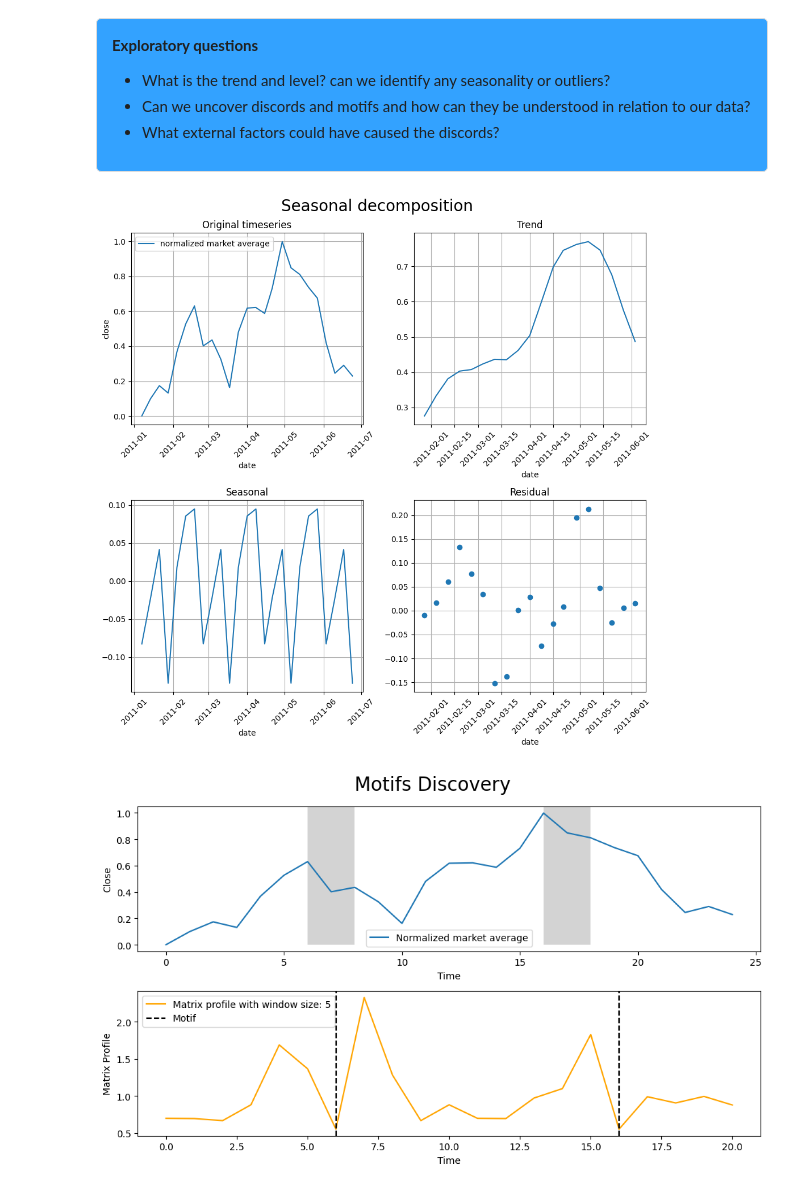
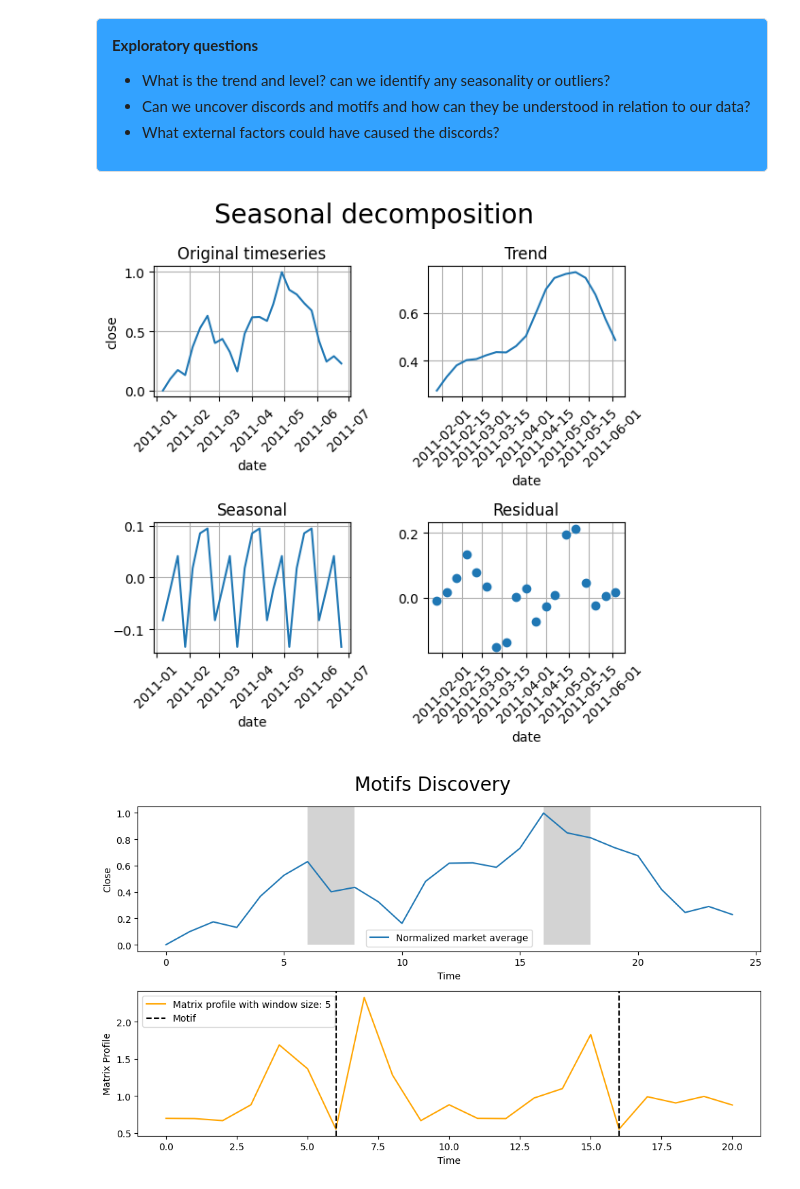
Before and after one commit to Victor-L-Almgren/Collaboration-Repo, a Jupyter notebook: Final_notebook.ipynb, the cells around one changed output. Drawn from its saved outputs; the diff is of its cells as text; code cells hidden in the pictures.

```diff
--- a/Final_notebook.ipynb
+++ b/Final_notebook.ipynb
@@ -341,37 +341,37 @@ Provide a concrete recommendation based on your findings.
 # Seasonal decomposition to reveal trend, seasonal component and residuals
 
 # Applying seasonal decompotition with statsmodels.tsa
-decomp = seasonal_decompose(close_df['close'], model='additive', period=7)     # I choose additive model here since the variance looks to be constant for this variable
+decomp = seasonal_decompose(close_df['close'], model='additive', period=7)     # We choose additive model here since the variance looks to be constant for this variable
 
 # Plotting
-fig, ax = plt.subplots(2, 2, figsize=(10, 10))
+fig, ax = plt.subplots(2, 2, figsize=(6, 6))
 fig.suptitle('Seasonal decomposition', fontsize=20)
 
-sns.lineplot(data=close_df, x=close_df.index, y='close', ax=ax[0, 0], label='normalized market average')
+sns.lineplot(data=close_df, x=close_df.index, y='close', ax=ax[0, 0])
 ax[0, 0].set_title('Original timeseries')
 ax[0, 0].grid()
 ax[0, 0].tick_params(axis='x', labelrotation = 45)
 
 
 decomp.trend.plot(ax=ax[0, 1])
 ax[0, 1].set_title('Trend')
 ax[0, 1].grid()
 ax[0, 1].tick_params(axis='x', labelrotation = 45)
 
 decomp.seasonal.plot(ax=ax[1, 0])
 ax[1, 0].set_title('Seasonal')
 ax[1, 0].grid()
 ax[1, 0].tick_params(axis='x', labelrotation = 45)
 
 decomp.resid.plot(marker='o', ax=ax[1, 1], linewidth=0)
 ax[1, 1].set_title('Residual')
 ax[1, 1].grid()
 ax[1, 1].tick_params(axis='x', labelrotation = 45)
 
 plt.tight_layout()
 plt.show()
 # %% [output]
-[figure, old version]
+[figure, new version]
 # %%
 # Creating the matrix profile to find discords and motifs
 
```
Also changed, not shown: parts of 14 cells of this notebook.
